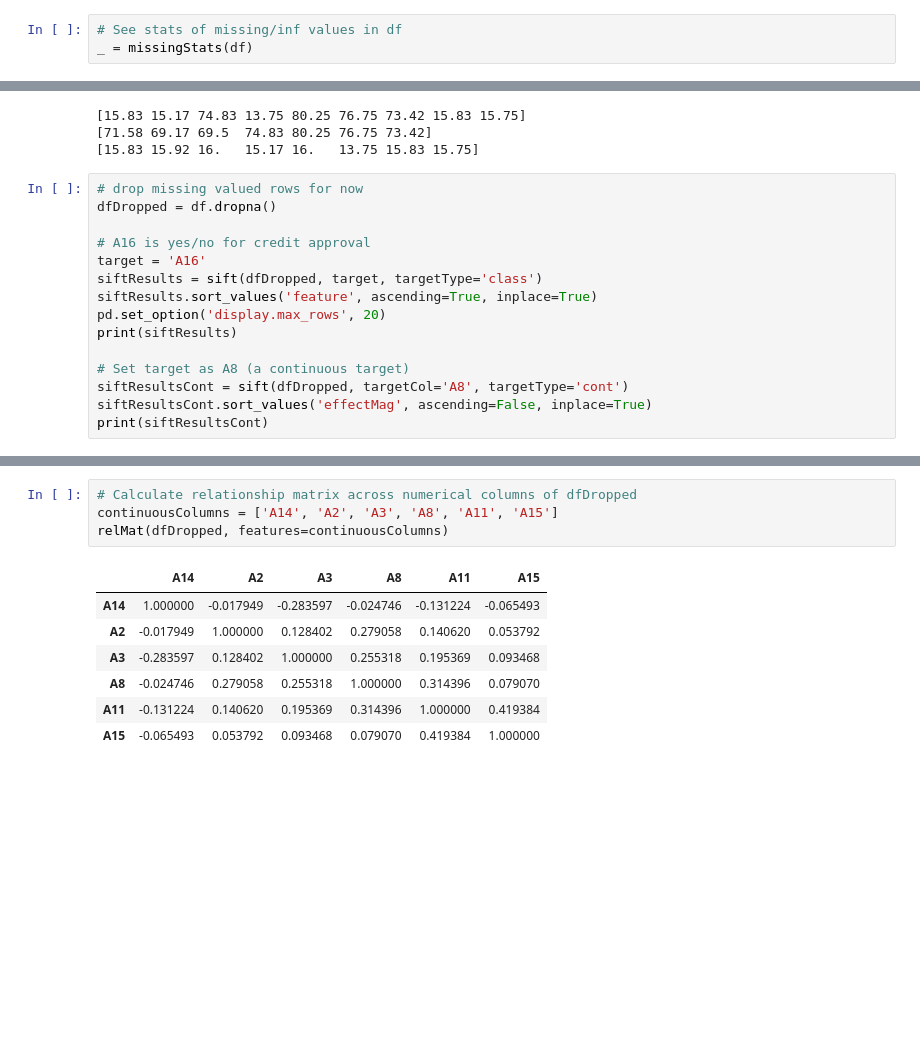
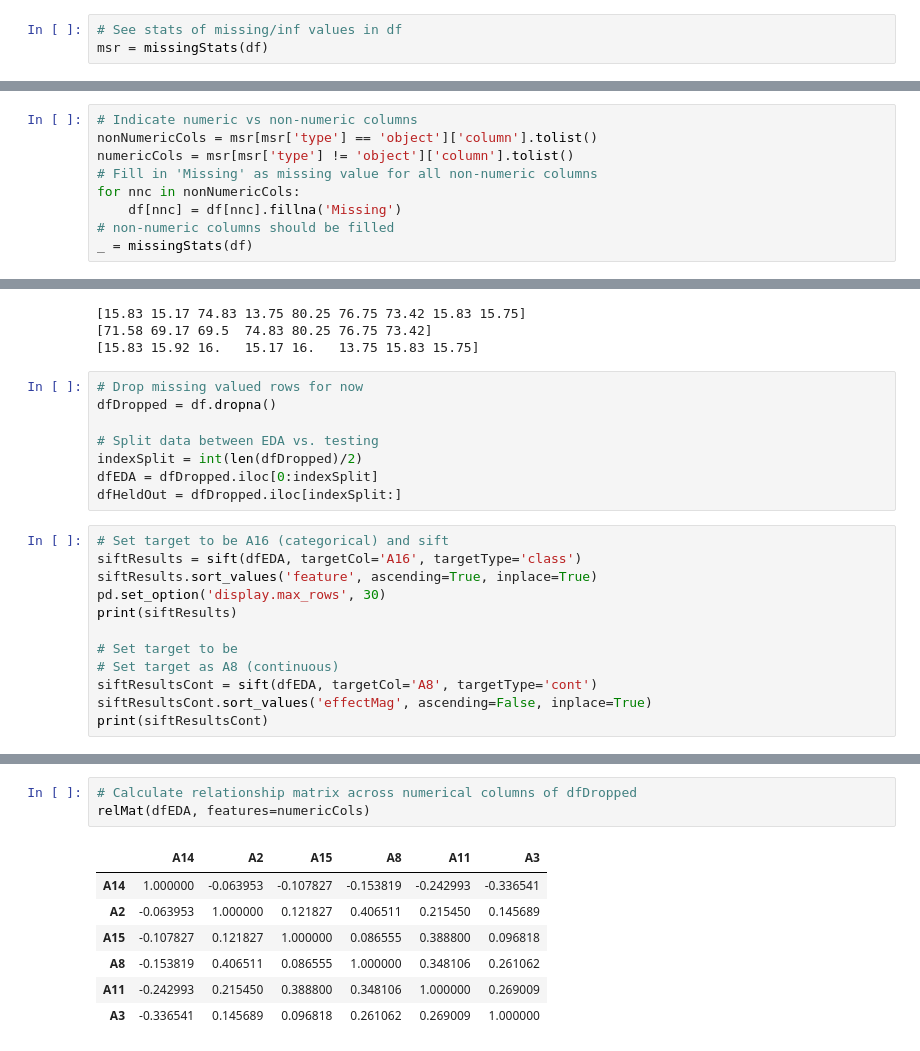
Before and after one commit to mfenig1013/daUtils, a Jupyter notebook: dautils examples.ipynb, the cells around one changed output, grey strips where cells are left out. Drawn from its saved outputs; the diff is of its cells as text; blank space fills up the shorter version.

```diff
--- a/dautils examples.ipynb
+++ b/dautils examples.ipynb
@@ -22,7 +22,7 @@ columnNames = ['A' + str(x) for x in range(1, 17)]
 df = pd.read_csv('crx.data', sep=',', header=-1, names=columnNames, na_values='?')
 # %%
 # See stats of missing/inf values in df
-_ = missingStats(df)
+msr = missingStats(df)
 # %% [output]
 Looking for missing values of input with 690 rows.
    column     type  inf      null
@@ -44,0 +45,9 @@ Looking for missing values of input with 690 rows.
+# %%
+# Indicate numeric vs non-numeric columns
+nonNumericCols = msr[msr['type'] == 'object']['column'].tolist()
+numericCols = msr[msr['type'] != 'object']['column'].tolist()
+# Fill in 'Missing' as missing value for all non-numeric columns
+for nnc in nonNumericCols:
+    df[nnc] = df[nnc].fillna('Missing')
+# non-numeric columns should be filled
+_ = missingStats(df)
@@ -77,19 +105,24 @@ print(outliers)
 [15.83 15.17 74.83 13.75 80.25 76.75 73.42 15.83 15.75]
 [71.58 69.17 69.5  74.83 80.25 76.75 73.42]
 [15.83 15.92 16.   15.17 16.   13.75 15.83 15.75]
+# %%
+# Drop missing valued rows for now
+dfDropped = df.dropna()
+
+# Split data between EDA vs. testing
+indexSplit = int(len(dfDropped)/2)
+dfEDA = dfDropped.iloc[0:indexSplit]
+dfHeldOut = dfDropped.iloc[indexSplit:]
 # %%
-# drop missing valued rows for now
-dfDropped = df.dropna()
-
-# A16 is yes/no for credit approval
-target = 'A16'
-siftResults = sift(dfDropped, target, targetType='class')
+# Set target to be A16 (categorical) and sift
+siftResults = sift(dfEDA, targetCol='A16', targetType='class')
 siftResults.sort_values('feature', ascending=True, inplace=True)
-pd.set_option('display.max_rows', 20)
+pd.set_option('display.max_rows', 30)
 print(siftResults)
 
-# Set target as A8 (a continuous target)
-siftResultsCont = sift(dfDropped, targetCol='A8', targetType='cont')
+# Set target to be
+# Set target as A8 (continuous)
+siftResultsCont = sift(dfEDA, targetCol='A8', targetType='cont')
 siftResultsCont.sort_values('effectMag', ascending=False, inplace=True)
 print(siftResultsCont)
 # %% [output]
@@ -144,15 +178,14 @@ relMat(dfDropped)
 # %%
 # Calculate relationship matrix across numerical columns of dfDropped
-continuousColumns = ['A14', 'A2', 'A3', 'A8', 'A11', 'A15']
-relMat(dfDropped, features=continuousColumns)
+relMat(dfEDA, features=numericCols)
 # %% [output]
-|  | A14 | A2 | A3 | A8 | A11 | A15 |
-| A14 | 1.000000 | -0.017949 | -0.283597 | -0.024746 | -0.131224 | -0.065493 |
-| A2 | -0.017949 | 1.000000 | 0.128402 | 0.279058 | 0.140620 | 0.053792 |
-| A3 | -0.283597 | 0.128402 | 1.000000 | 0.255318 | 0.195369 | 0.093468 |
-| A8 | -0.024746 | 0.279058 | 0.255318 | 1.000000 | 0.314396 | 0.079070 |
-| A11 | -0.131224 | 0.140620 | 0.195369 | 0.314396 | 1.000000 | 0.419384 |
-| A15 | -0.065493 | 0.053792 | 0.093468 | 0.079070 | 0.419384 | 1.000000 |
+|  | A14 | A2 | A15 | A8 | A11 | A3 |
+| A14 | 1.000000 | -0.063953 | -0.107827 | -0.153819 | -0.242993 | -0.336541 |
+| A2 | -0.063953 | 1.000000 | 0.121827 | 0.406511 | 0.215450 | 0.145689 |
+| A15 | -0.107827 | 0.121827 | 1.000000 | 0.086555 | 0.388800 | 0.096818 |
+| A8 | -0.153819 | 0.406511 | 0.086555 | 1.000000 | 0.348106 | 0.261062 |
+| A11 | -0.242993 | 0.215450 | 0.388800 | 0.348106 | 1.000000 | 0.269009 |
+| A3 | -0.336541 | 0.145689 | 0.096818 | 0.261062 | 0.269009 | 1.000000 |
 # %%
 # Tukey's ladder on two continuous columns
 print(dfDropped['A3'].describe())
```
Also changed, not shown: parts of 6 cells of this notebook.
